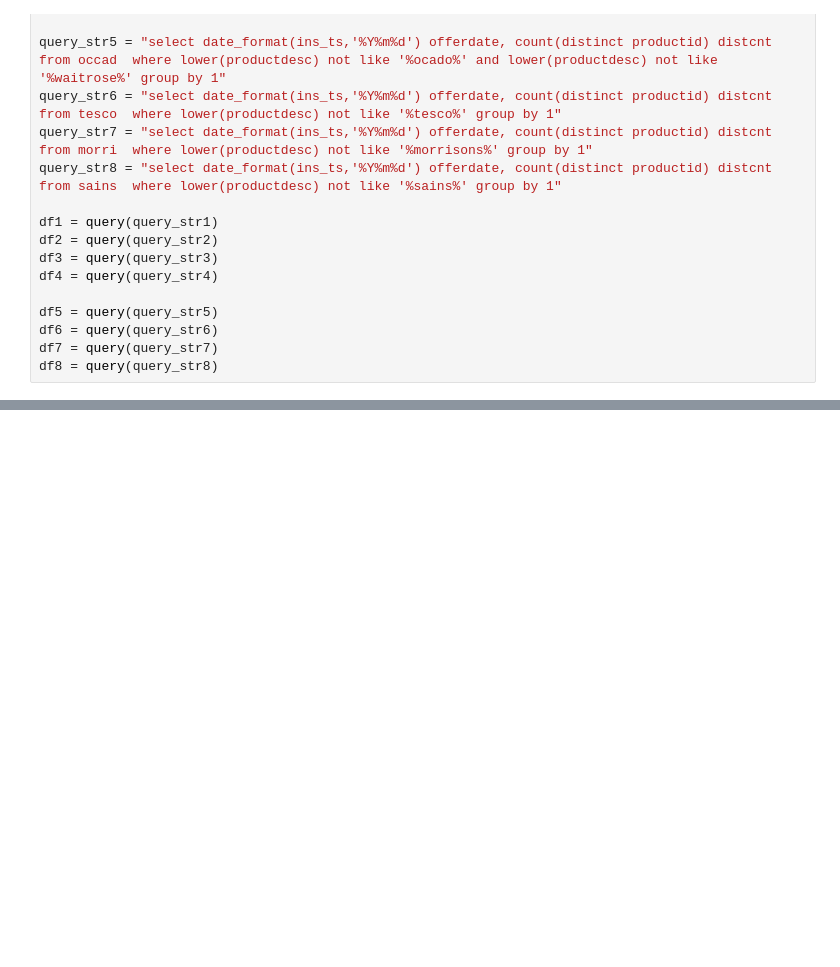
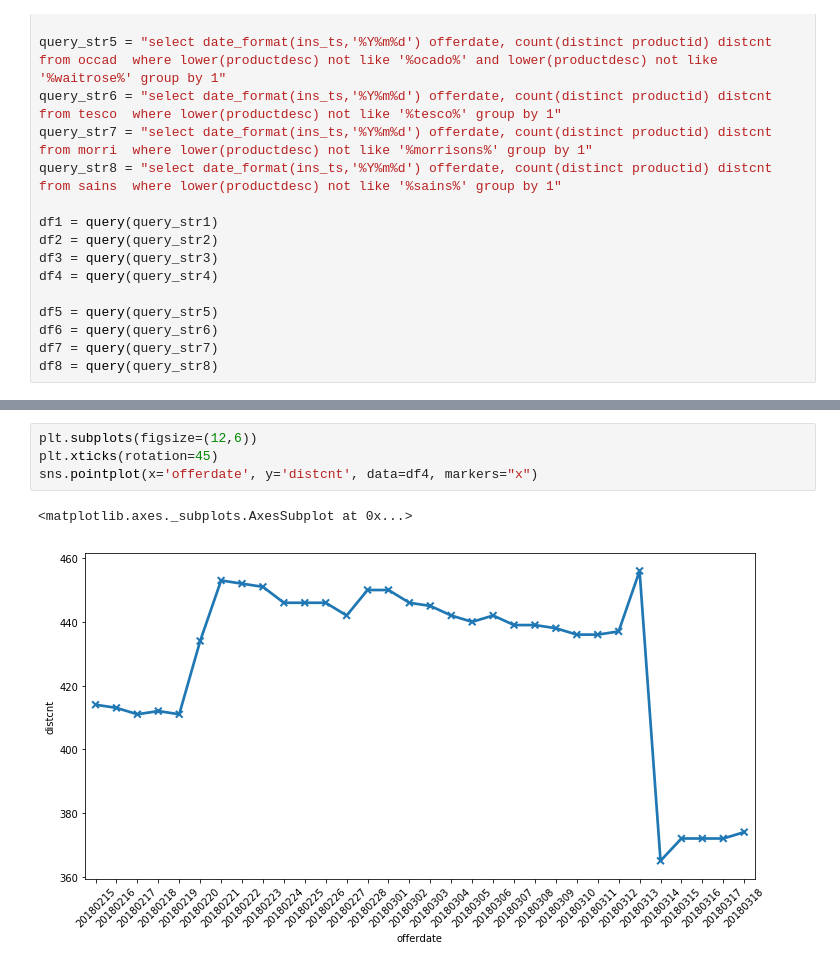
Before and after one commit to aravindc/offers, a Jupyter notebook: analysis.ipynb, the cells around one changed output, grey strips where cells are left out. Cells and saved outputs as stored; diff of their text form; blank space fills up the shorter version.

```diff
--- a/analysis.ipynb
+++ b/analysis.ipynb
@@ -97,0 +104,7 @@ plt.show()
+# %%
+plt.subplots(figsize=(12,6))
+plt.xticks(rotation=45)
+sns.pointplot(x='offerdate', y='distcnt', data=df4, markers="x")
+# %% [output]
+<matplotlib.axes._subplots.AxesSubplot at 0x...>
+[figure, added]
```
Also changed, not shown: parts of 7 cells of this notebook, 3 other files.
